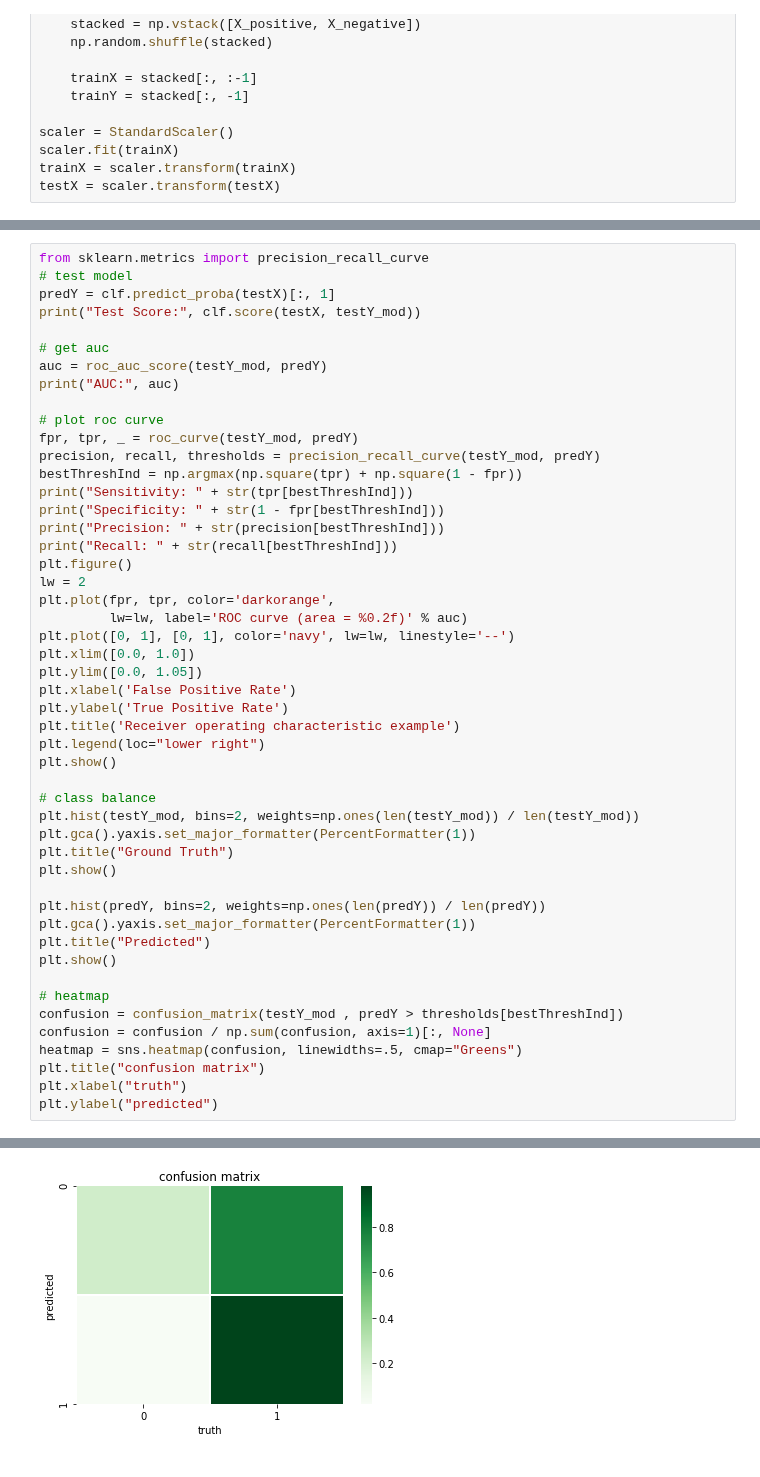
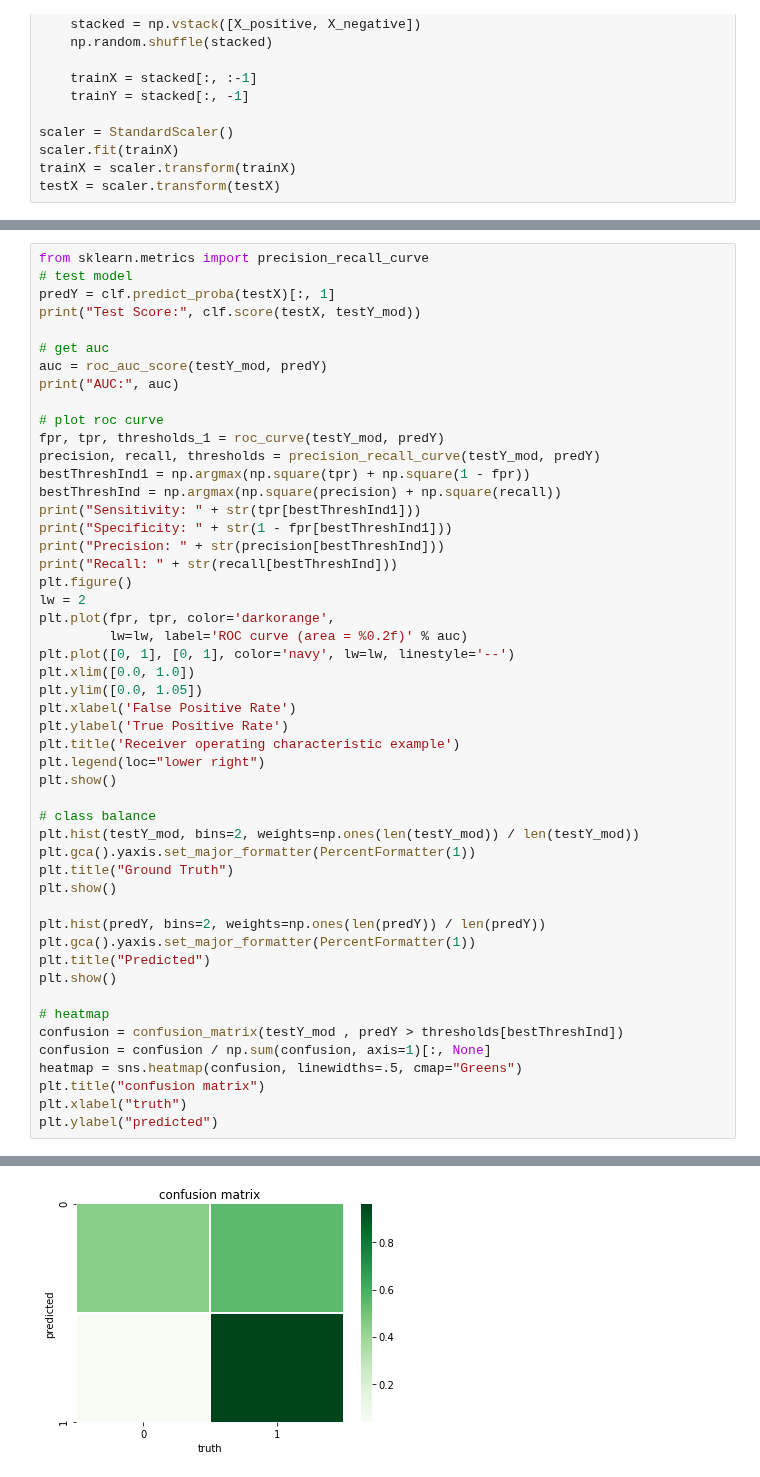
Before and after one commit to adit98/tbi, a Jupyter notebook: Apache_Baseline.ipynb, the cells around one changed output, grey strips where cells are left out. Saved outputs shown, nothing was run; the diff lists cells and outputs as text.

```diff
--- a/Apache_Baseline.ipynb
+++ b/Apache_Baseline.ipynb
@@ -103,11 +103,12 @@ auc = roc_auc_score(testY_mod, predY)
 print("AUC:", auc)
 
 # plot roc curve
-fpr, tpr, _ = roc_curve(testY_mod, predY)
+fpr, tpr, thresholds_1 = roc_curve(testY_mod, predY)
 precision, recall, thresholds = precision_recall_curve(testY_mod, predY)
-bestThreshInd = np.argmax(np.square(tpr) + np.square(1 - fpr))
-print("Sensitivity: " + str(tpr[bestThreshInd]))
-print("Specificity: " + str(1 - fpr[bestThreshInd]))
+bestThreshInd1 = np.argmax(np.square(tpr) + np.square(1 - fpr))
+bestThreshInd = np.argmax(np.square(precision) + np.square(recall))
+print("Sensitivity: " + str(tpr[bestThreshInd1]))
+print("Specificity: " + str(1 - fpr[bestThreshInd1]))
 print("Precision: " + str(precision[bestThreshInd]))
 print("Recall: " + str(recall[bestThreshInd]))
 plt.figure()
@@ -154,2 +155,2 @@ Recall: 0.9808219178082191
 Text(33.0, 0.5, 'predicted')
-[figure, old version]
+[figure, new version]
```
Also changed, not shown: parts of 2 cells of this notebook, 1 other file.
